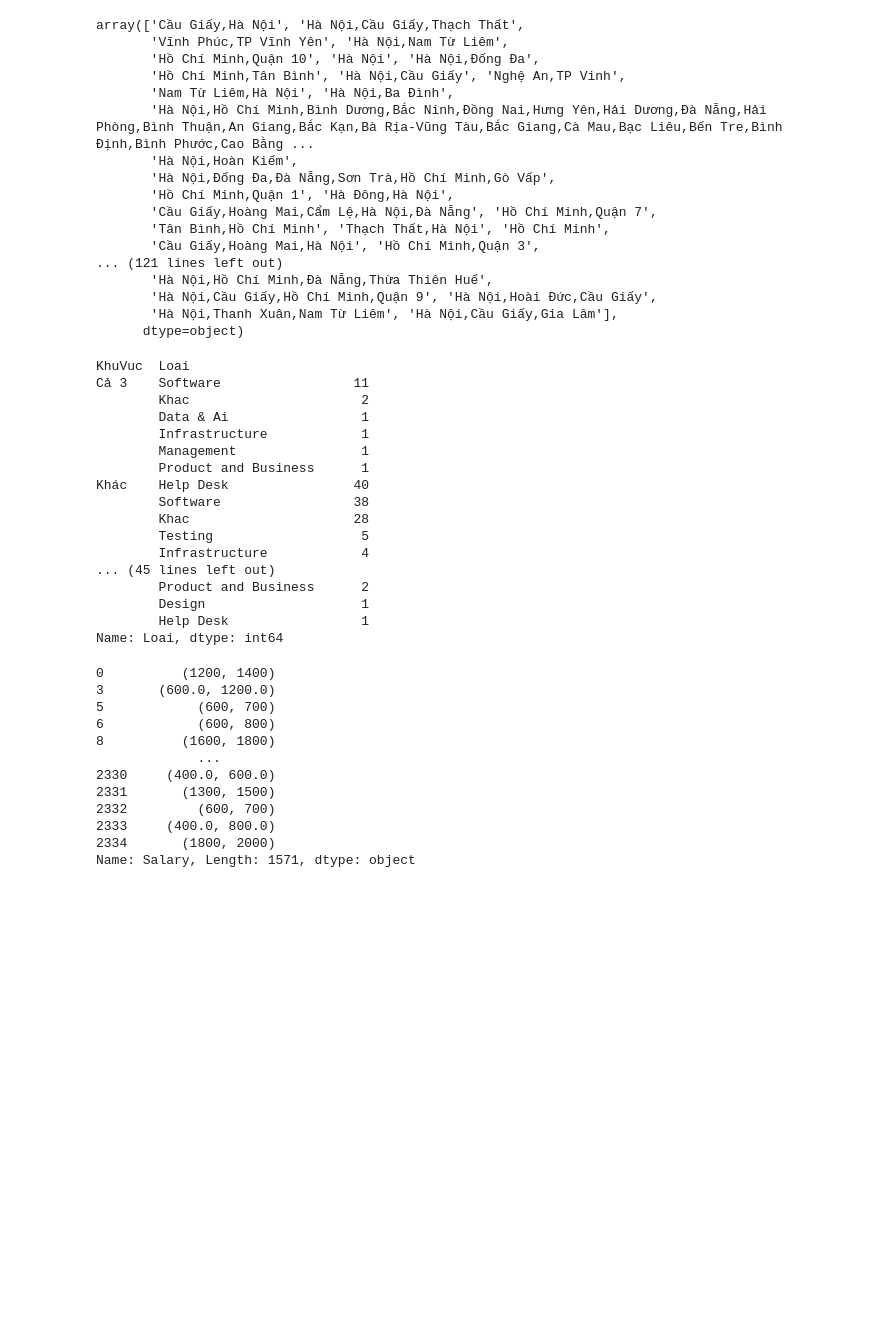
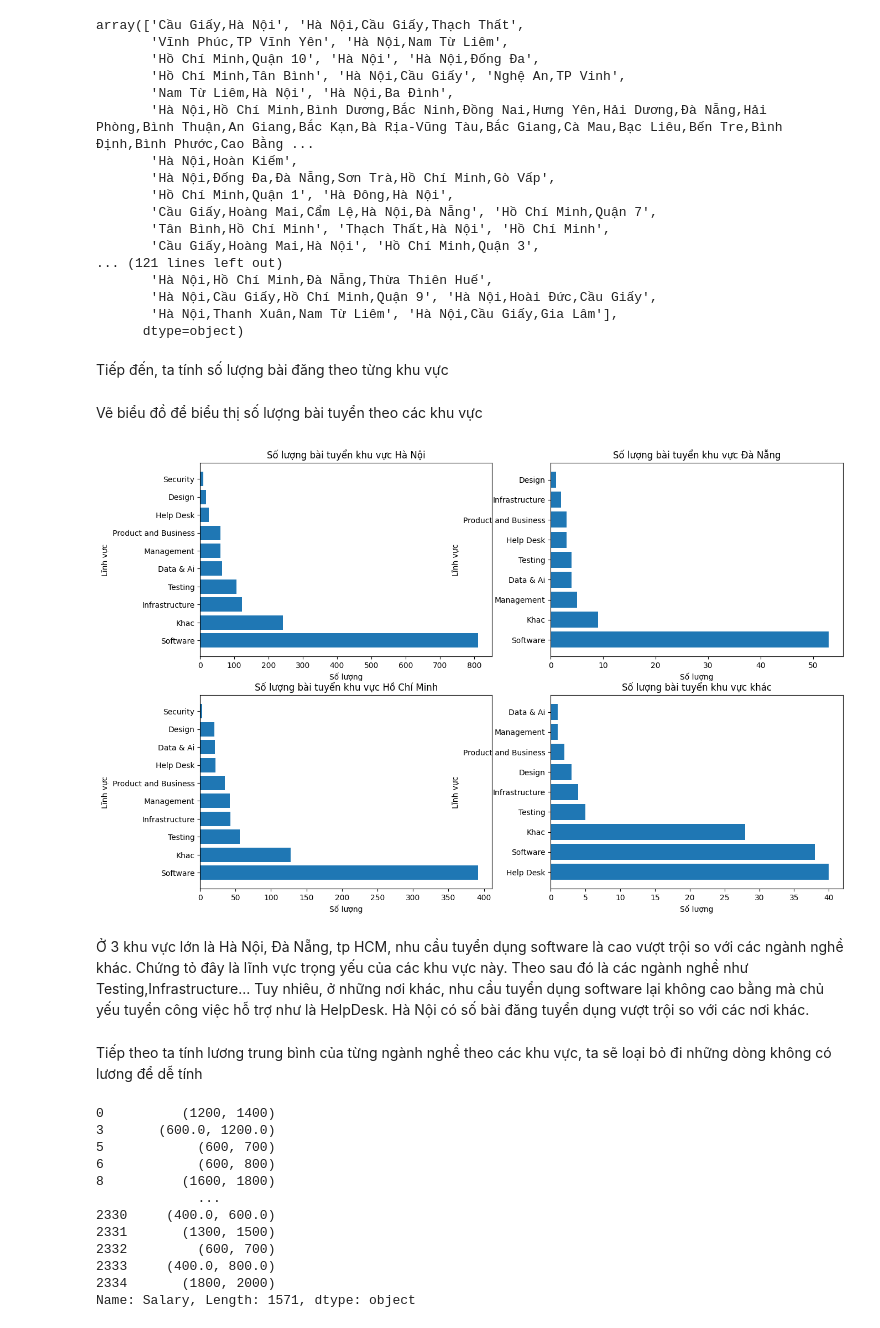
Before and after one commit to yakhimm/LyThuyet_LT4KHDL, a Jupyter notebook: LTKHDL/cauhoi.ipynb, the cells around one changed output. Cells and saved outputs as stored; diff of their text form; code cells hidden in the pictures; blank space fills up the shorter version.

```diff
--- a/LTKHDL/cauhoi.ipynb
+++ b/LTKHDL/cauhoi.ipynb
@@ -16 +48,3 @@ temp_df = df
+# %%
+temp_df['Title'] = temp_df['Title'].str.lower()
 # %%
@@ -35,3 +69 @@ array(['(1200, 1400)', nan, '(600.0, 1200.0)', '(600, 700)', '(600, 800)',
       dtype=object)
-# %%
-temp_df['Tilte'] = temp_df['Title'].str.lower()
@@ -90,4 +106,4 @@ def category_it(title):
         return 'Software'
     return 'Khac'
 # %%
-temp_df['Loai'] = temp_df['Tilte'].apply(category_it)
+temp_df['Loai'] = temp_df['Title'].apply(category_it)
@@ -130,26 +155,41 @@ def set_location(location):
     return 'Khác'
 # %%
 temp_df['KhuVuc'] = temp_df['DiaChi'].apply(set_location)
-# %%
-temp_df.groupby(['KhuVuc'])['Loai'].value_counts()
-# %% [output]
-KhuVuc  Loai
-Cả 3    Software                 11
-        Khac                      2
-        Data & Ai                 1
-        Infrastructure            1
-        Management                1
-        Product and Business      1
-Khác    Help Desk                40
-        Software                 38
-        Khac                     28
-        Testing                   5
-        Infrastructure            4
-... (45 lines left out)
-        Product and Business      2
-        Design                    1
-        Help Desk                 1
-Name: Loai, dtype: int64
+# %% [markdown]
+Tiếp đến, ta tính số lượng bài đăng theo từng khu vực
+# %%
+hn_job = temp_df[(temp_df['KhuVuc'] == 'hn') | (temp_df['KhuVuc'] == 'hn-dn') | ((temp_df['KhuVuc'] == 'hn-hcm')) | (temp_df['KhuVuc'] == 'Cả 3')]['Loai'].value_counts()
+dn_job = temp_df[(temp_df['KhuVuc'] == 'dn') | (temp_df['KhuVuc'] == 'hn-dn') | ((temp_df['KhuVuc'] == 'hcm-dn'))| (temp_df['KhuVuc'] == 'Cả 3')]['Loai'].value_counts()
+hcm_job = temp_df[(temp_df['KhuVuc'] == 'hcm') | (temp_df['KhuVuc'] == 'hcm-dn') | ((temp_df['KhuVuc'] == 'hn-hcm'))| (temp_df['KhuVuc'] == 'Cả 3')]['Loai'].value_counts()
+other_job = temp_df[(temp_df['KhuVuc'] == 'Khác')]['Loai'].value_counts()
+# %% [markdown]
+Vẽ biểu đồ để biểu thị số lượng bài tuyển theo các khu vực
+# %%
+fig,ax = plt.subplots(2,2,figsize = (15,10))
+
+ax[0,0].barh(hn_job.index,hn_job.values)
+ax[0,0].set_title('Số lượng bài tuyển khu vực Hà Nội')
+ax[0,0].set(xlabel='Số lượng', ylabel='Lĩnh vực')
+
+ax[0,1].barh(dn_job.index,dn_job.values)
+ax[0,1].set_title('Số lượng bài tuyển khu vực Đà Nẵng')
+ax[0,1].set(xlabel='Số lượng', ylabel='Lĩnh vực')
+
+ax[1,0].barh(hcm_job.index,hcm_job.values)
+ax[1,0].set_title('Số lượng bài tuyển khu vực Hồ Chí Minh')
+ax[1,0].set(xlabel='Số lượng', ylabel='Lĩnh vực')
+
+ax[1,1].barh(other_job.index,other_job.values)
+ax[1,1].set_title('Số lượng bài tuyển khu vực khác')
+ax[1,1].set(xlabel='Số lượng', ylabel='Lĩnh vực')
+
+plt.show()
+# %% [output]
+[figure, added]
+# %% [markdown]
+Ở 3 khu vực lớn là Hà Nội, Đà Nẵng, tp HCM, nhu cầu tuyển dụng software là cao vượt trội so với các ngành nghề khác. Chứng tỏ đây là lĩnh vực trọng yếu của các khu vực này. Theo sau đó là các ngành nghề như Testing,Infrastructure... Tuy nhiêu, ở những nơi khác, nhu cầu tuyển dụng software lại không cao bằng mà chủ yếu tuyển công việc hỗ trợ như là HelpDesk. Hà Nội có số bài đăng tuyển dụng vượt trội so với các nơi khác.
+# %% [markdown]
+Tiếp theo ta tính lương trung bình của từng ngành nghề theo các khu vực, ta sẽ loại bỏ đi những dòng không có lương để dễ tính
 # %%
 temp_df.dropna(subset=['Salary'],inplace = True)
 # %%
```
Also changed, not shown: parts of 18 cells of this notebook.
